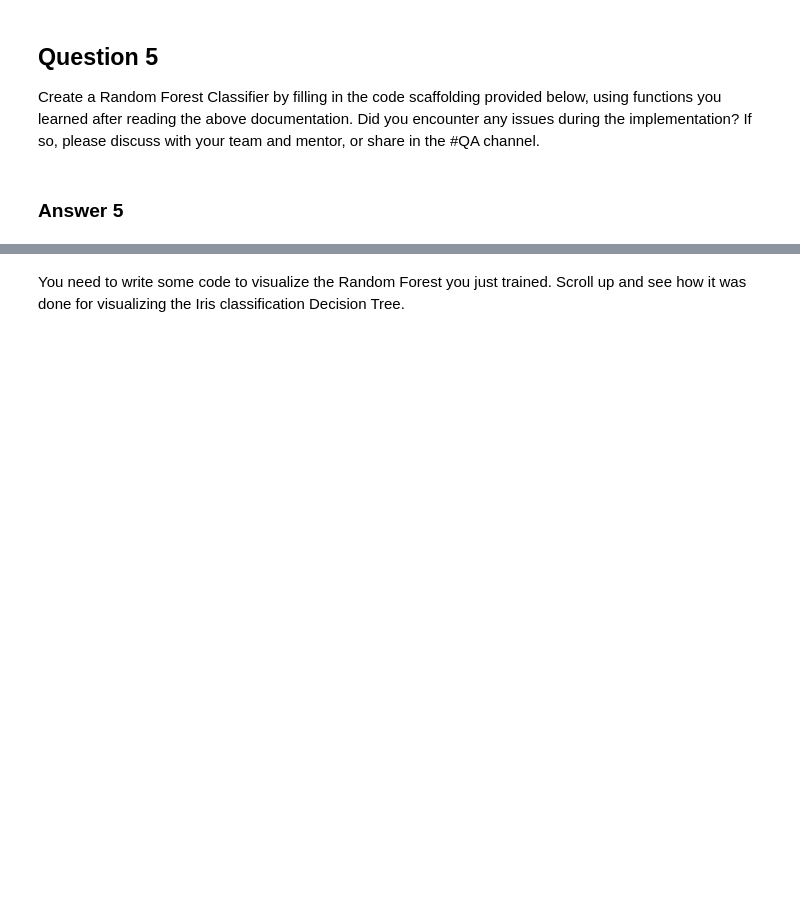
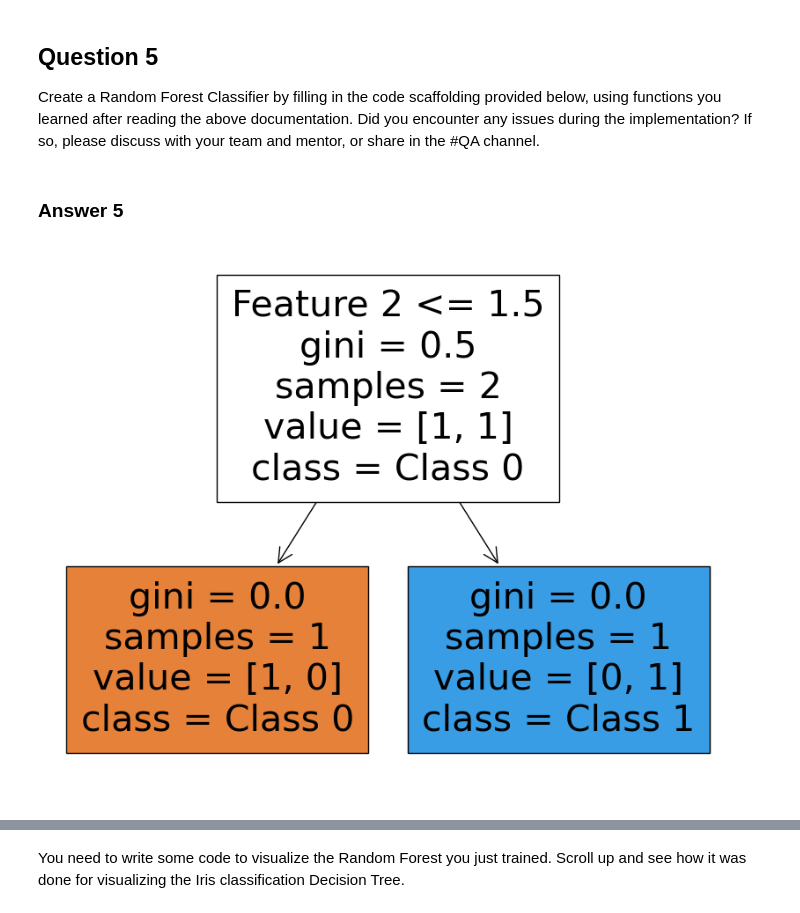
Before and after one commit to LuiAvi829/mit_futuremakers_summer_2023-LuiAvi829, a Jupyter notebook: Module_03_Machine_Learning/Machine_Learning.ipynb, the cells around one changed output, grey strips where cells are left out. Saved outputs shown, nothing was run; the diff lists cells and outputs as text; code cells hidden in the pictures; blank space fills up the shorter version.

```diff
--- a/Module_03_Machine_Learning/Machine_Learning.ipynb
+++ b/Module_03_Machine_Learning/Machine_Learning.ipynb
@@ -287,0 +293,22 @@ forest = """Enter your code here"""
+# %%
+from sklearn.ensemble import RandomForestClassifier
+from sklearn.tree import plot_tree
+
+X = [[1, 1], [2, 2]]
+Y = [0, 1]
+# Instantiate the Random Forest Classifier here
+forest = RandomForestClassifier()
+
+# Fit the Random Forest Classifier here
+forest.fit(X, Y)
+
+# Visualizing the Random Forest
+plt.figure(figsize=(10, 8))
+
+# Iterate over each decision tree in the Random Forest
+for tree in forest.estimators_:
+    plot_tree(tree, feature_names=['Feature 1', 'Feature 2'], class_names=['Class 0', 'Class 1'], filled=True)
+
+plt.show()
+# %% [output]
+[figure, added]
```
Also changed, not shown: parts of 6 cells of this notebook.
